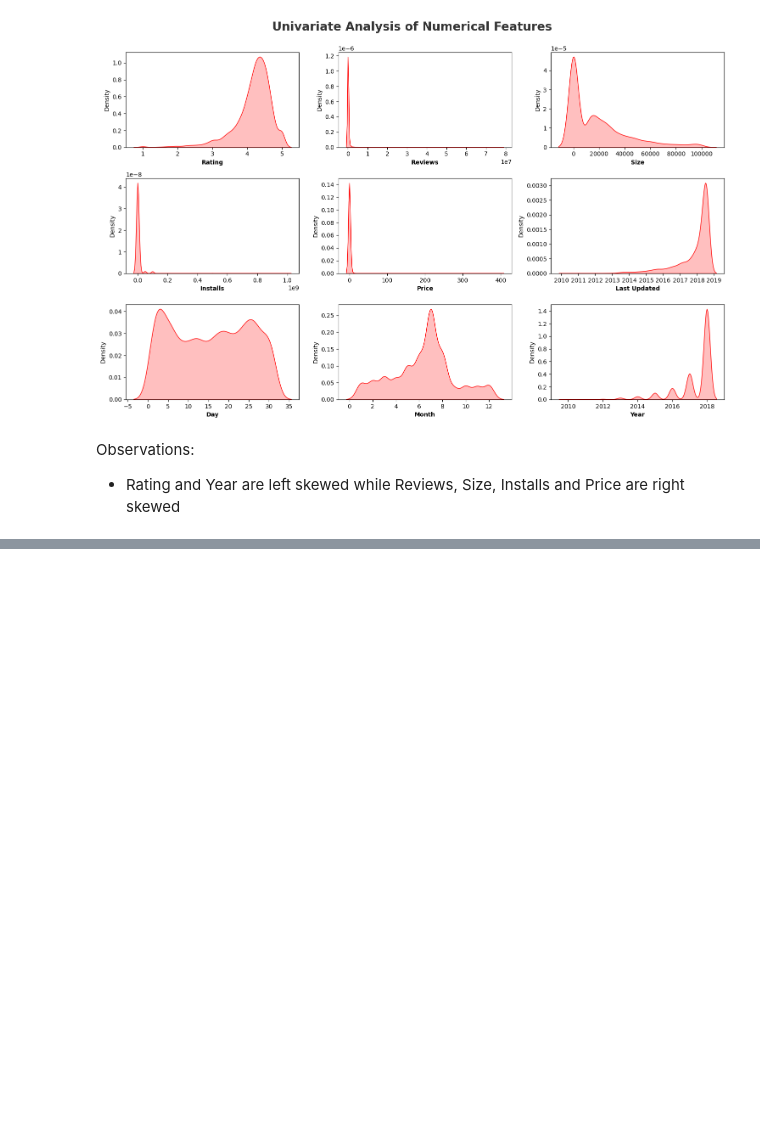
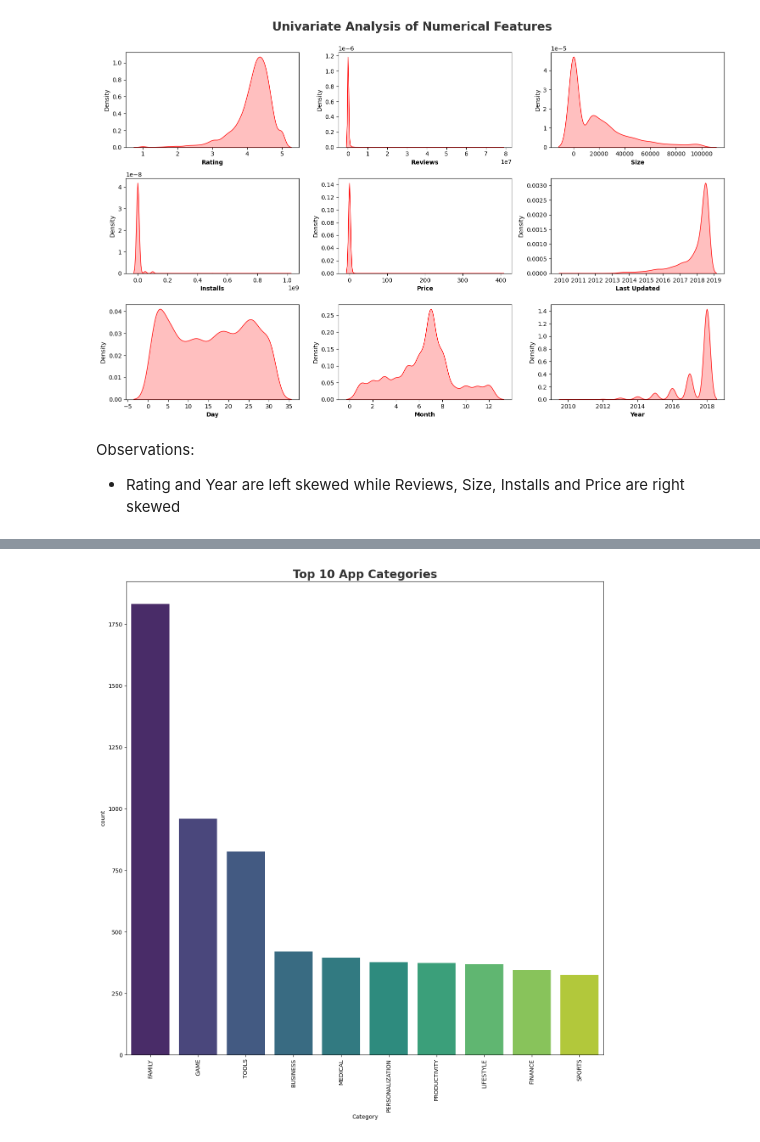
Before and after one commit to cyrolux123/Machine-Learning-Detailed, a Jupyter notebook: EDA and Feature Engineering/Playstore.ipynb, the cells around one changed output, grey strips where cells are left out. Saved outputs shown, nothing was run; the diff lists cells and outputs as text; code cells hidden in the pictures; blank space fills up the shorter version.

```diff
--- a/EDA and Feature Engineering/Playstore.ipynb
+++ b/EDA and Feature Engineering/Playstore.ipynb
@@ -398,0 +456,8 @@ Observations:
+# %%
+plt.figure(figsize = (15, 15))
+sns.barplot(x = category.index[:10], y = 'count', data = category[:10], palette = 'viridis')
+plt.title('Top 10 App Categories', fontsize = 20, fontweight = 'bold', alpha = 0.8)
+plt.xticks(rotation = 90)
+plt.show()
+# %% [output]
+[figure, added]
```
Also changed, not shown: parts of 7 cells of this notebook.
